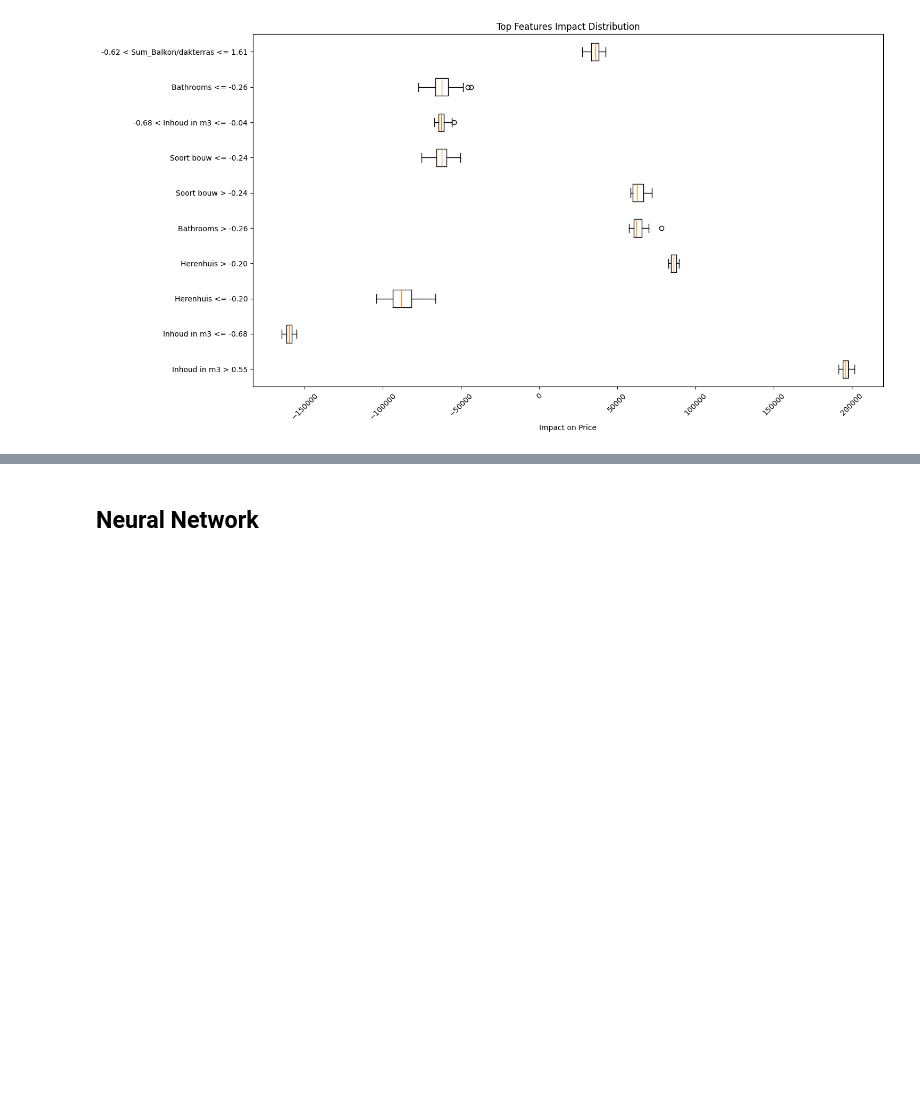
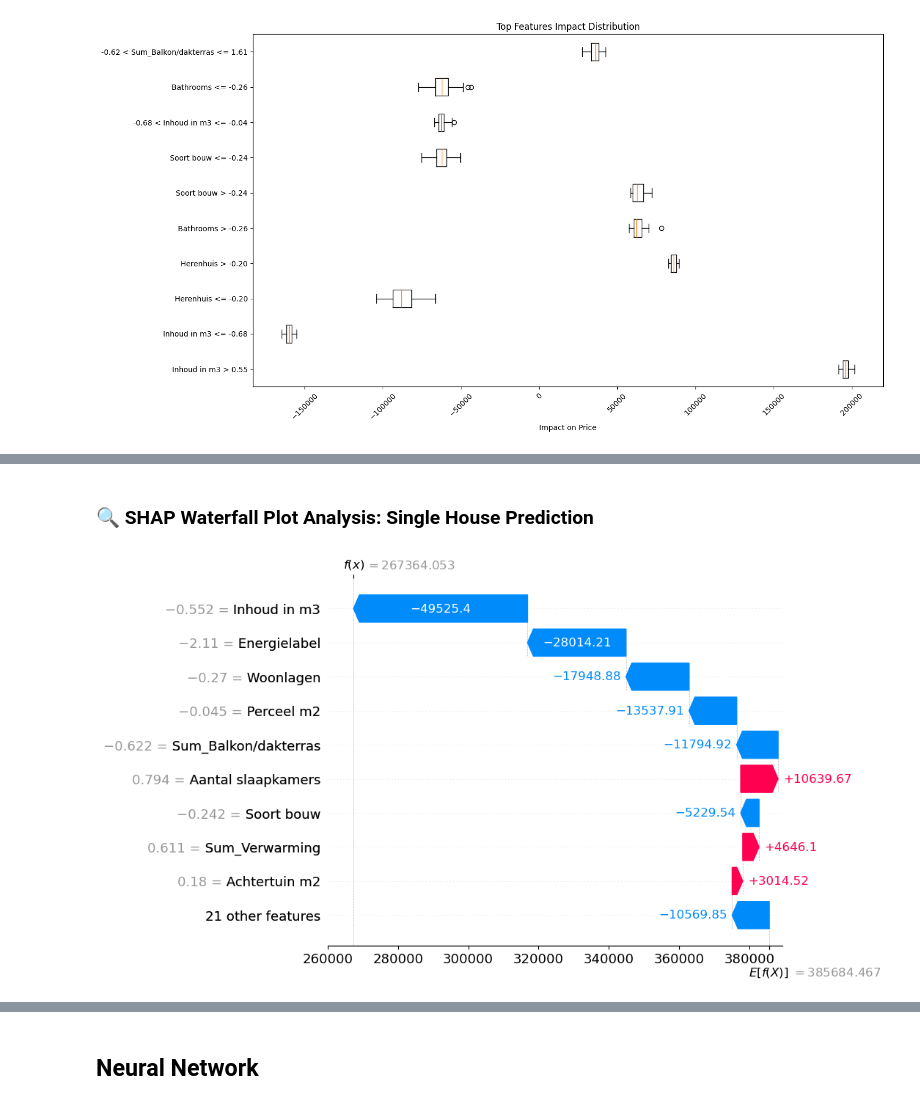
Before and after one commit to SercanSeref/XAI, a Jupyter notebook: XAI group project.ipynb, the cells around one changed output, grey strips where cells are left out. Cells and saved outputs as stored; diff of their text form; code cells hidden in the pictures; blank space fills up the shorter version.

```diff
--- a/XAI group project.ipynb
+++ b/XAI group project.ipynb
@@ -436,0 +514,9 @@ plot_feature_importance_distribution(valid_X, model, explainer)
+# %% [markdown]
+### 🔍 SHAP Waterfall Plot Analysis: Single House Prediction
+# %%
+# Force Plot: Visualize the impact of each feature on a single prediction
+
+# eg. explain the first prediction
+shap.plots.waterfall(shap_values[0])
+# %% [output]
+[figure, added]
```
Also changed, not shown: parts of 32 cells of this notebook.
